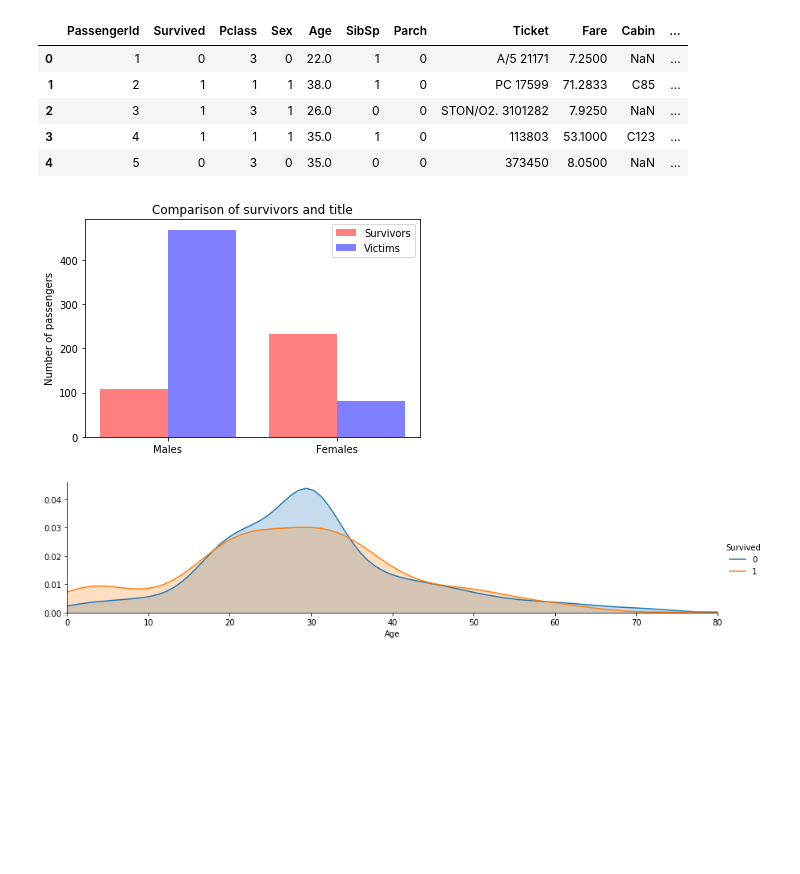
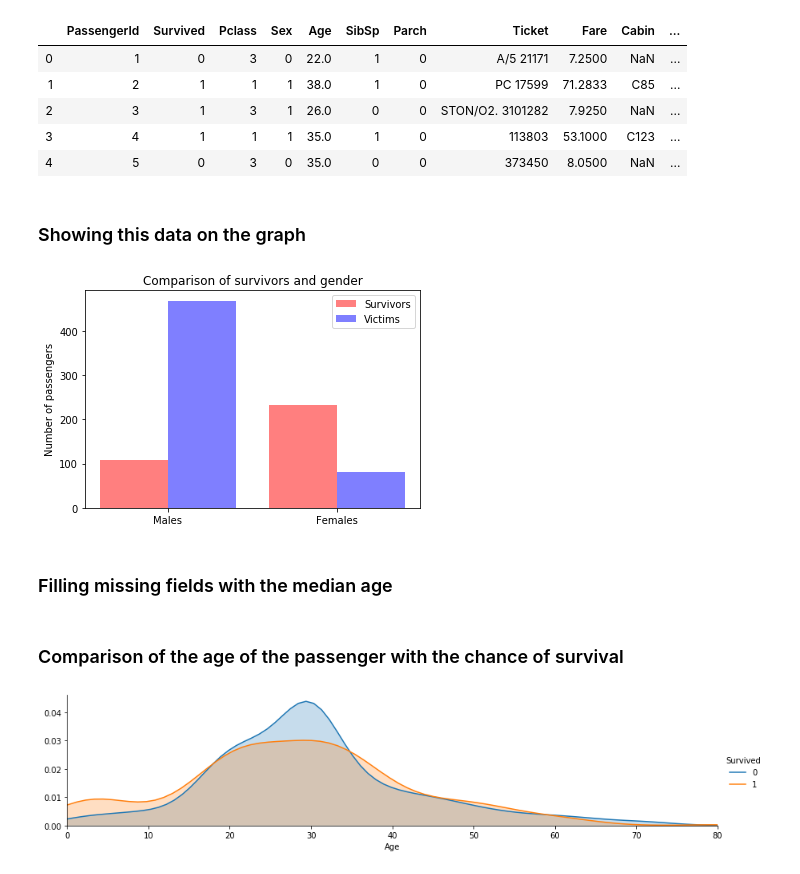
Before and after one commit to Incybro/Data-Science, a Jupyter notebook: Titanic survivors analysis/Transforming data.ipynb, the cells around one changed output. Cells and saved outputs as stored; diff of their text form; code cells hidden in the pictures; blank space fills up the shorter version.

```diff
--- a/Titanic survivors analysis/Transforming data.ipynb
+++ b/Titanic survivors analysis/Transforming data.ipynb
@@ -114,24 +130,30 @@ data.head()
 | 2 | 3 | 1 | 3 | 1 | 26.0 | 0 | 0 | STON/O2. 3101282 | 7.9250 | NaN | ... |
 | 3 | 4 | 1 | 1 | 1 | 35.0 | 1 | 0 | 113803 | 53.1000 | C123 | ... |
 | 4 | 5 | 0 | 3 | 0 | 35.0 | 0 | 0 | 373450 | 8.0500 | NaN | ... |
+# %% [markdown]
+### Showing this data on the graph
 # %%
 survived = data[data['Survived']==1]['Sex'].value_counts()
 dead = data[data['Survived']==0]['Sex'].value_counts()
 
 plt.bar(survived.index, survived, align='edge', width=-0.4, label='Survivors', color='red', alpha=0.5)
 plt.bar(dead.index, dead, align='edge', width=0.4, label='Victims', color='blue', alpha=0.5)
 
 
 plt.legend()
 plt.xticks(np.arange(2), ('Males', 'Females'), rotation=0)
 plt.ylabel("Number of passengers")
-plt.title("Comparison of survivors and title")
+plt.title("Comparison of survivors and gender")
 
 plt.show()
 # %% [output]
-[figure, old version]
+[figure, new version]
+# %% [markdown]
+### Filling missing fields with the median age
 # %%
 data['Age'].fillna(data.groupby('Title')['Age'].transform('median'), inplace=True)
+# %% [markdown]
+### Comparison of the age of the passenger with the chance of survival
 # %%
 import seaborn as sns
 facet = sns.FacetGrid(data, hue='Survived', aspect=4)
```
Also changed, not shown: parts of 26 cells of this notebook.
